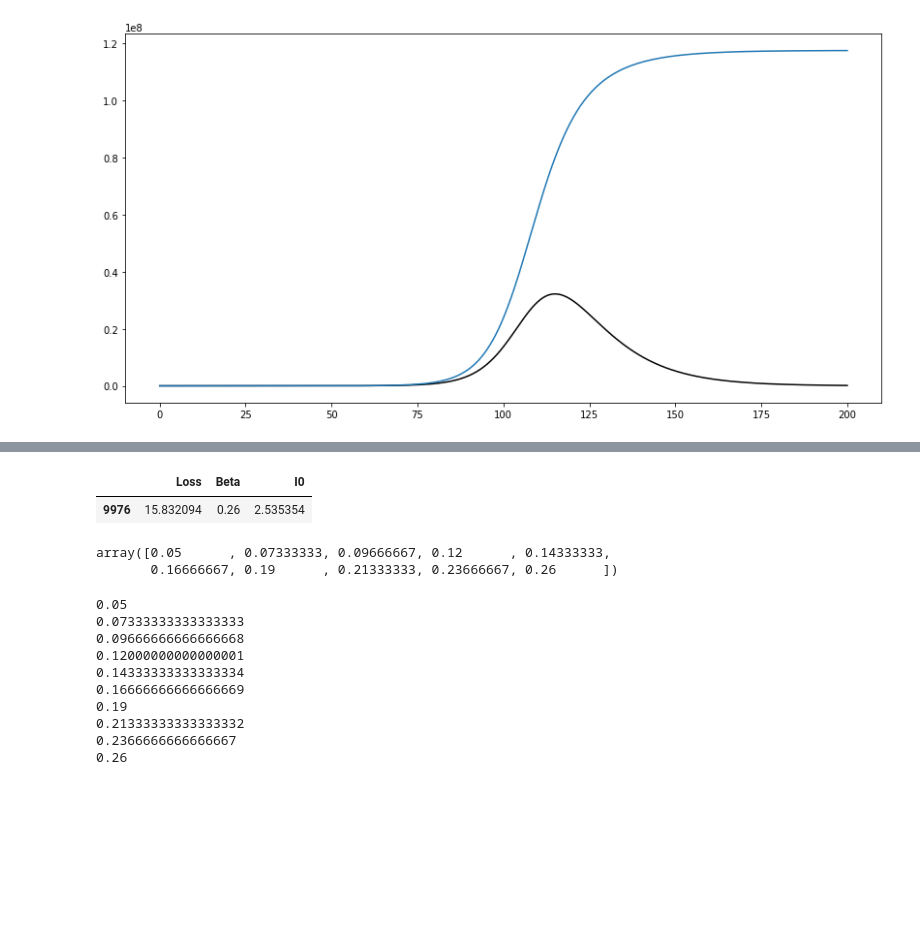
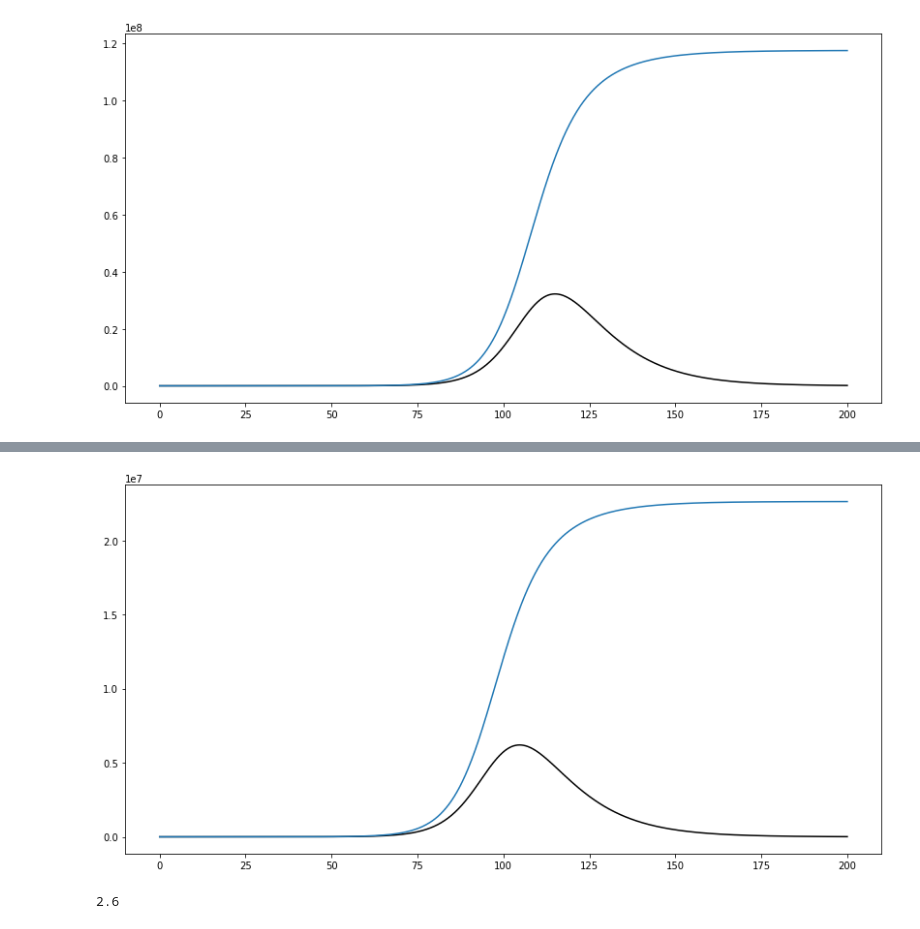
Before and after one commit to aldodec/Covid19-Mex, a Jupyter notebook: SIR.ipynb, the cells around one changed output, grey strips where cells are left out. Drawn from its saved outputs; the diff is of its cells as text; code cells hidden in the pictures; blank space fills up the shorter version.

```diff
--- a/SIR.ipynb
+++ b/SIR.ipynb
@@ -157,24 +155,23 @@ Loss_df = pd.DataFrame({'Loss':loss_list,'Beta': beta_list,'I0':I0_list})
-# %%
-Loss_df[Loss_df['Loss'] == min(loss_list)]
-# %% [output]
-|  | Loss | Beta | I0 |
-| 9976 | 15.832094 | 0.26 | 2.535354 |
-# %%
-np.linspace(0.05,0.26,10)
-# %% [output]
-array([0.05      , 0.07333333, 0.09666667, 0.12      , 0.14333333,
-       0.16666667, 0.19      , 0.21333333, 0.23666667, 0.26      ])
-# %%
-for i in np.linspace(0.05,0.26,10):
-  print(i)
-# %% [output]
-0.05
-0.07333333333333333
-0.09666666666666668
-0.12000000000000001
-0.14333333333333334
-0.16666666666666669
-0.19
-0.21333333333333332
-0.2366666666666667
-0.26
+# %%
+N0 = 25 * 10**6
+I0 = 2.17
+
+S0 = N0 - I0
+R0 = 1/N0
+beta = 0.26
+gamma = 0.1
+
+t = np.linspace(0,200,1000)
+
+solution = scipy.integrate.odeint(SIR_model,y0=[S0,I0,R0],t=t,args=(beta,gamma,N0))
+solution = np.array(solution)
+plt.figure(figsize=(14,7))
+plt.plot(t,solution[:,1],color= 'black')
+plt.plot(t,solution[:,2]+solution[:,1])
+plt.show()
+# %% [output]
+[figure, added]
+# %%
+beta/gamma
+# %% [output]
+2.6
```
Also changed, not shown: parts of 3 cells of this notebook.
